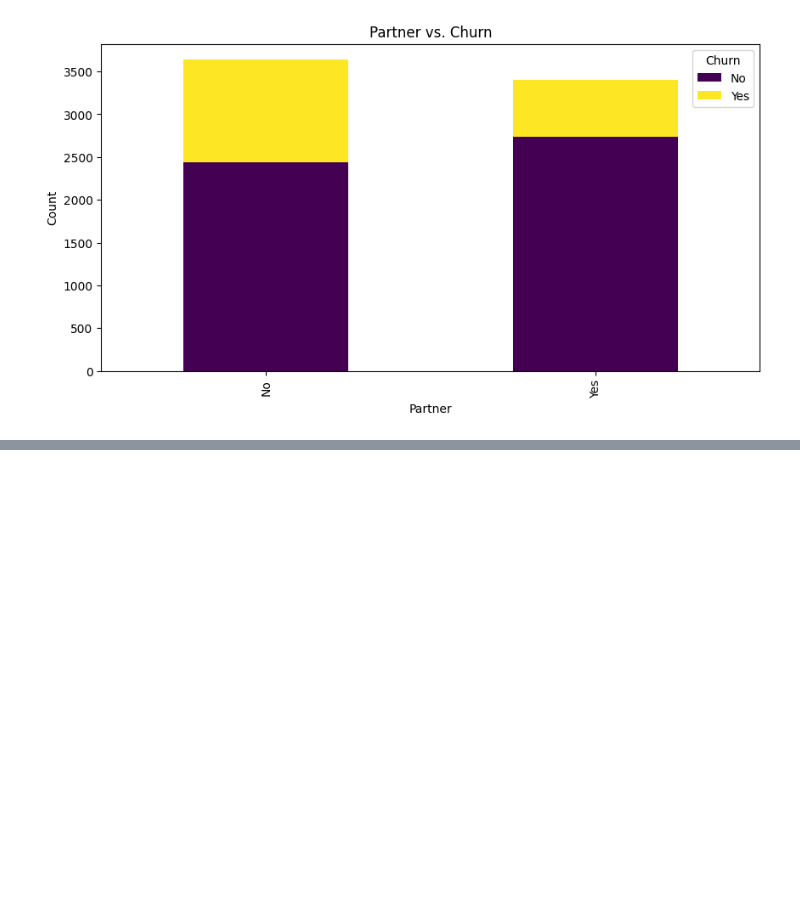
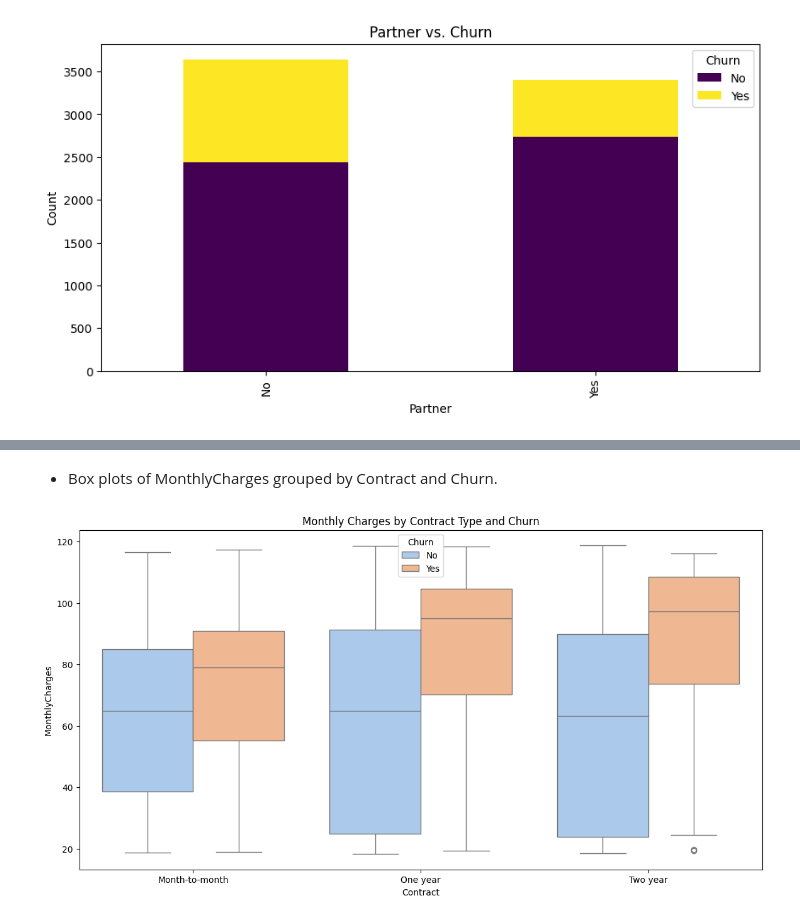
Before and after one commit to hishaaaam/bootcamp-practice, a Jupyter notebook: Project 2/Project 2.ipynb, the cells around one changed output, grey strips where cells are left out. Saved outputs shown, nothing was run; the diff lists cells and outputs as text; code cells hidden in the pictures; blank space fills up the shorter version.

```diff
--- a/Project 2/Project 2.ipynb
+++ b/Project 2/Project 2.ipynb
@@ -250,0 +280,9 @@ plt.show()
+# %% [markdown]
+- Box plots of MonthlyCharges grouped by Contract and Churn.
+# %%
+plt.figure(figsize=(14, 7))
+sns.boxplot(x='Contract', y='MonthlyCharges', hue='Churn', data=db, palette='pastel')
+plt.title('Monthly Charges by Contract Type and Churn')
+plt.show()
+# %% [output]
+[figure, added]
```
Also changed, not shown: parts of 7 cells of this notebook.
